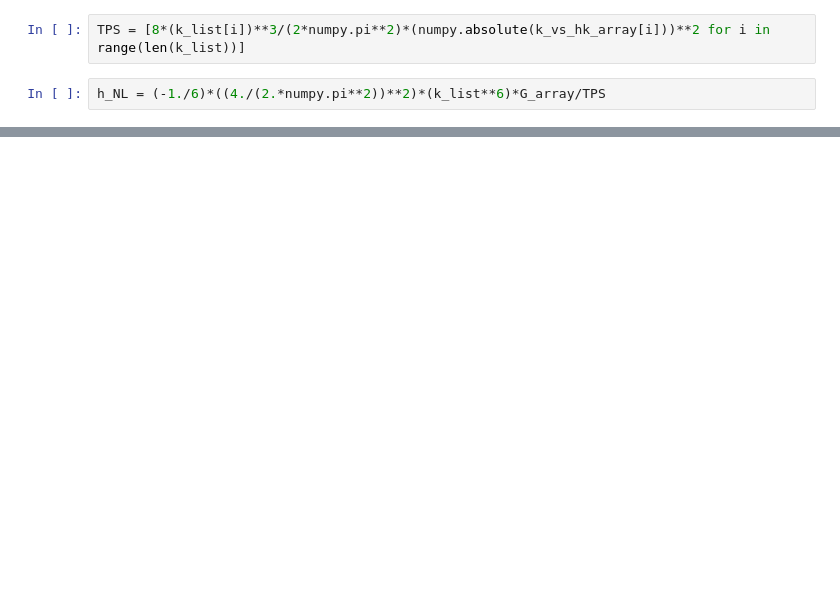
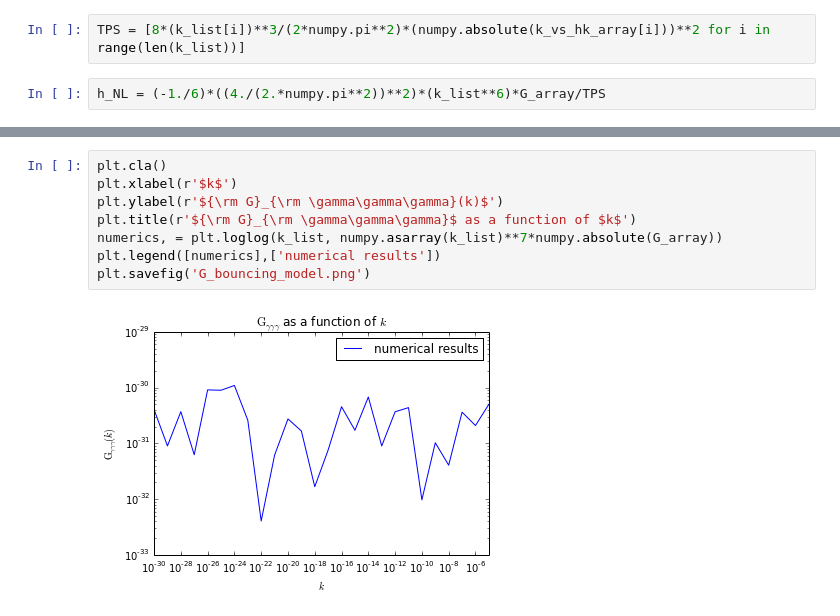
Before and after one commit to rahulporuri/project_work, a Jupyter notebook: matter_bounce/tensor_bi-spectrum.ipynb, the cells around one changed output, grey strips where cells are left out. Saved outputs shown, nothing was run; the diff lists cells and outputs as text; blank space fills up the shorter version.

```diff
--- a/matter_bounce/tensor_bi-spectrum.ipynb
+++ b/matter_bounce/tensor_bi-spectrum.ipynb
@@ -180,3 +185,13 @@ plt.savefig('G_bouncing_model.png')
+# %%
+plt.cla()
+plt.xlabel(r'$k$')
+plt.ylabel(r'${\rm G}_{\rm \gamma\gamma\gamma}(k)$')
+plt.title(r'${\rm G}_{\rm \gamma\gamma\gamma}$ as a function of $k$')
+numerics, = plt.loglog(k_list, numpy.asarray(k_list)**7*numpy.absolute(G_array))
+plt.legend([numerics],['numerical results'])
+plt.savefig('G_bouncing_model.png')
+# %% [output]
+[figure, added]
 # %%
 plt.cla()
 plt.xlabel(r'$k$')
```
Also changed, not shown: parts of 11 cells of this notebook, 40 other files.
